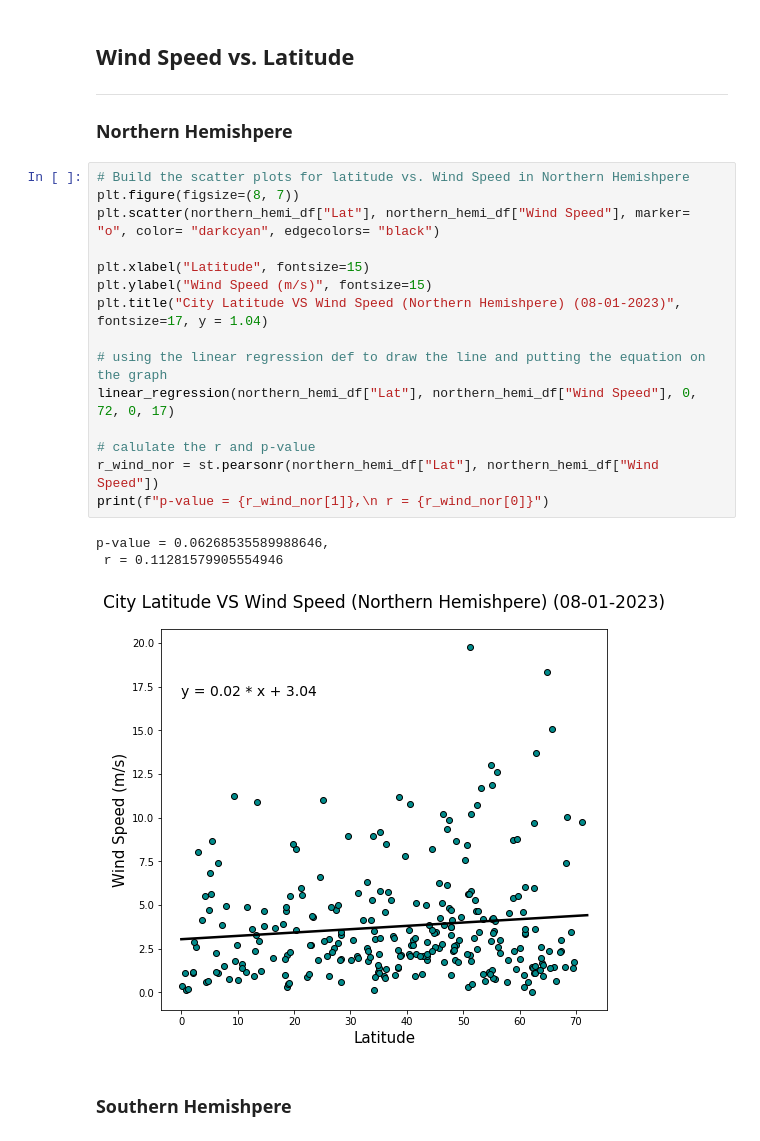
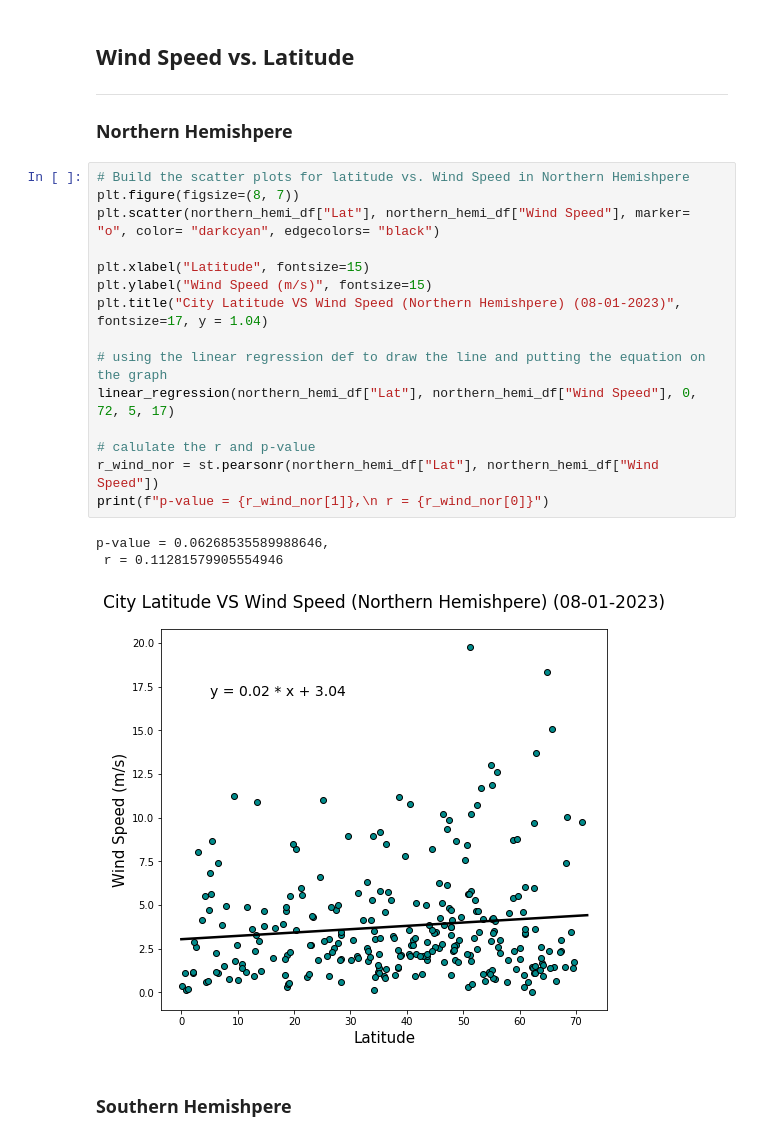
Before and after one commit to wingylui/python-api-challenge, a Jupyter notebook: WeatherPy/WeatherPy.ipynb, the cells around one changed output. Drawn from its saved outputs; the diff is of its cells as text.

```diff
--- a/WeatherPy/WeatherPy.ipynb
+++ b/WeatherPy/WeatherPy.ipynb
@@ -467,22 +470,22 @@ p-value = 0.026549922447434465,
 # %%
 # Build the scatter plots for latitude vs. Wind Speed in Northern Hemishpere
 plt.figure(figsize=(8, 7))
 plt.scatter(northern_hemi_df["Lat"], northern_hemi_df["Wind Speed"], marker= "o", color= "darkcyan", edgecolors= "black")
 
 plt.xlabel("Latitude", fontsize=15)
 plt.ylabel("Wind Speed (m/s)", fontsize=15)
 plt.title("City Latitude VS Wind Speed (Northern Hemishpere) (08-01-2023)", fontsize=17, y = 1.04)
 
 # using the linear regression def to draw the line and putting the equation on the graph
-linear_regression(northern_hemi_df["Lat"], northern_hemi_df["Wind Speed"], 0, 72, 0, 17)
+linear_regression(northern_hemi_df["Lat"], northern_hemi_df["Wind Speed"], 0, 72, 5, 17)
 
 # calulate the r and p-value
 r_wind_nor = st.pearsonr(northern_hemi_df["Lat"], northern_hemi_df["Wind Speed"])
 print(f"p-value = {r_wind_nor[1]},\n r = {r_wind_nor[0]}")
 # %% [output]
 p-value = 0.06268535589988646,
  r = 0.11281579905554946
-[figure, old version]
+[figure, new version]
 # %% [markdown]
 ### Southern Hemishpere
 # %%
```
Also changed, not shown: parts of 12 cells of this notebook.
